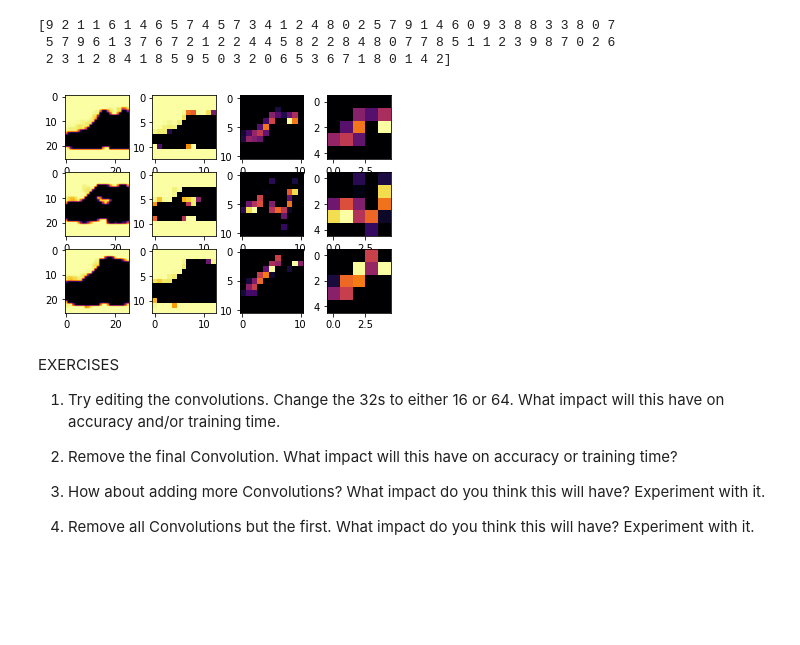
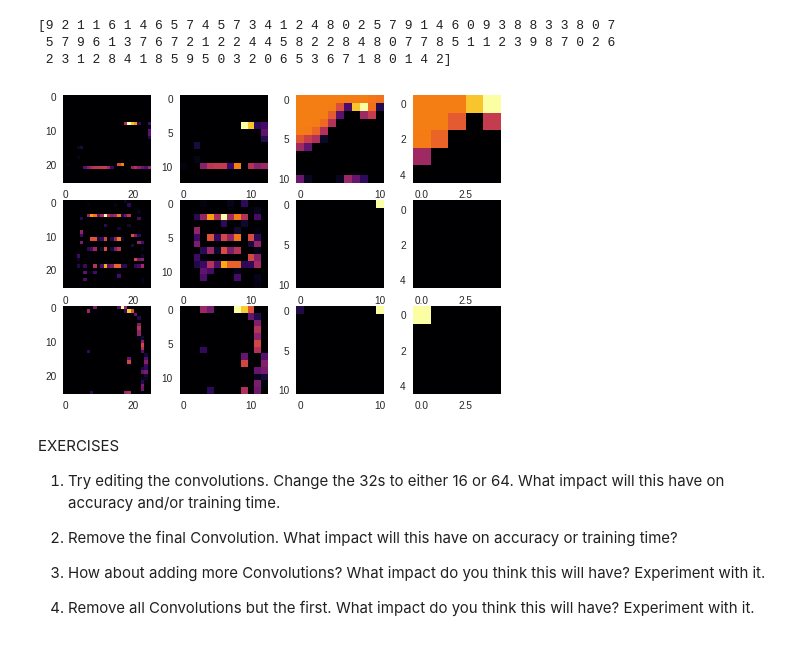
Before and after one commit to osidirop/tensorflow, a Jupyter notebook: Convolution_NN_course.ipynb, the cells around one changed output. Saved outputs shown, nothing was run; the diff lists cells and outputs as text; code cells hidden in the pictures; blank space fills up the shorter version.

```diff
--- a/Convolution_NN_course.ipynb
+++ b/Convolution_NN_course.ipynb
@@ -198,25 +190,25 @@ print(test_labels[:100])
 # %%
 import matplotlib.pyplot as plt
 f, axarr = plt.subplots(3,4)
 FIRST_IMAGE=0
-SECOND_IMAGE=23
-THIRD_IMAGE=28
-CONVOLUTION_NUMBER = 3
+SECOND_IMAGE=7
+THIRD_IMAGE=26
+CONVOLUTION_NUMBER = 1
 from tensorflow.keras import models
 layer_outputs = [layer.output for layer in model.layers]
 activation_model = tf.keras.models.Model(inputs = model.input, outputs = layer_outputs)
 for x in range(0,4):
   f1 = activation_model.predict(test_images[FIRST_IMAGE].reshape(1, 28, 28, 1))[x]
   axarr[0,x].imshow(f1[0, : , :, CONVOLUTION_NUMBER], cmap='inferno')
   axarr[0,x].grid(False)
   f2 = activation_model.predict(test_images[SECOND_IMAGE].reshape(1, 28, 28, 1))[x]
   axarr[1,x].imshow(f2[0, : , :, CONVOLUTION_NUMBER], cmap='inferno')
   axarr[1,x].grid(False)
   f3 = activation_model.predict(test_images[THIRD_IMAGE].reshape(1, 28, 28, 1))[x]
   axarr[2,x].imshow(f3[0, : , :, CONVOLUTION_NUMBER], cmap='inferno')
   axarr[2,x].grid(False)
 # %% [output]
-[figure, old version]
+[figure, new version]
 # %% [markdown]
 EXERCISES
 
```
Also changed, not shown: parts of 2 cells of this notebook.
